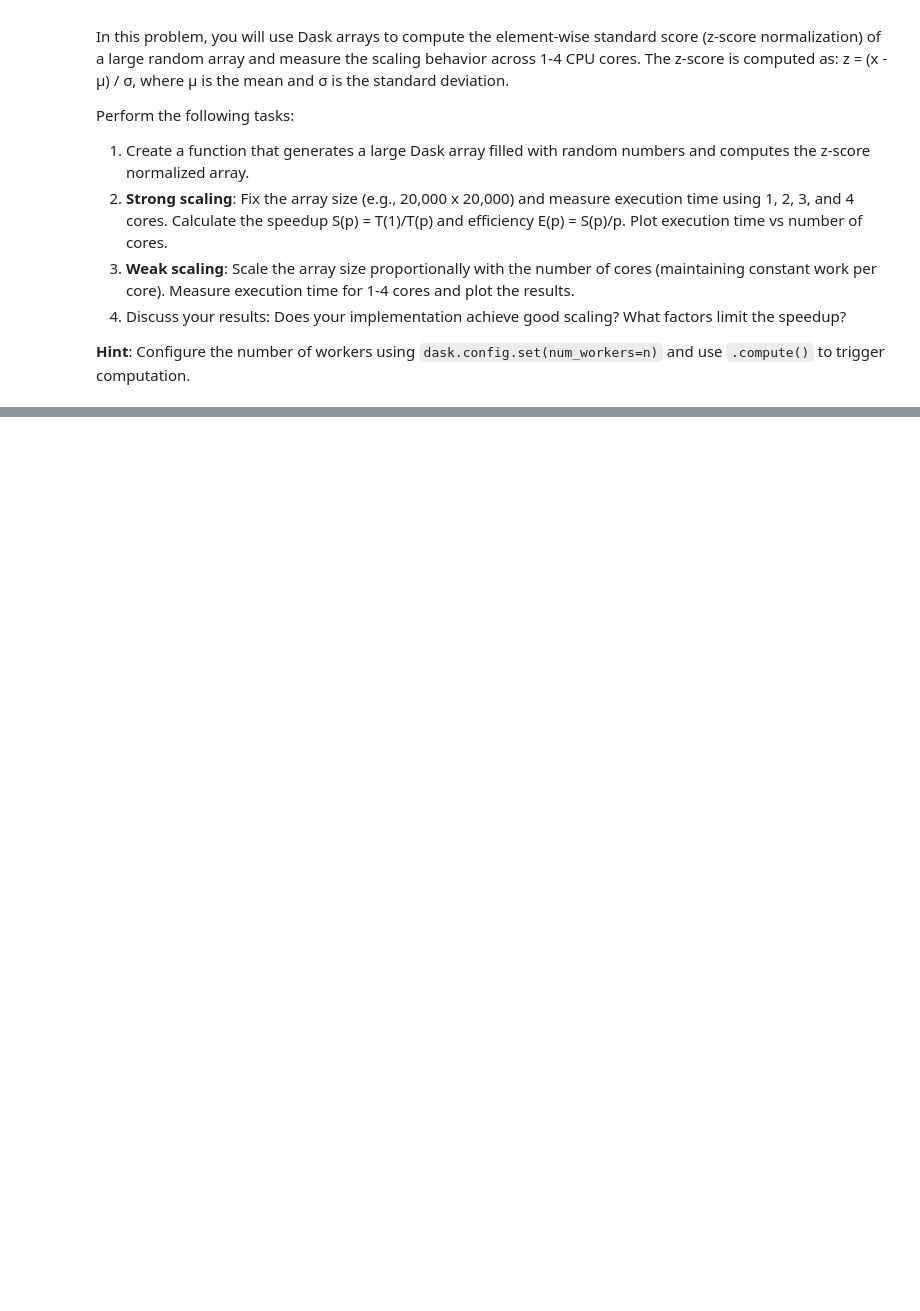
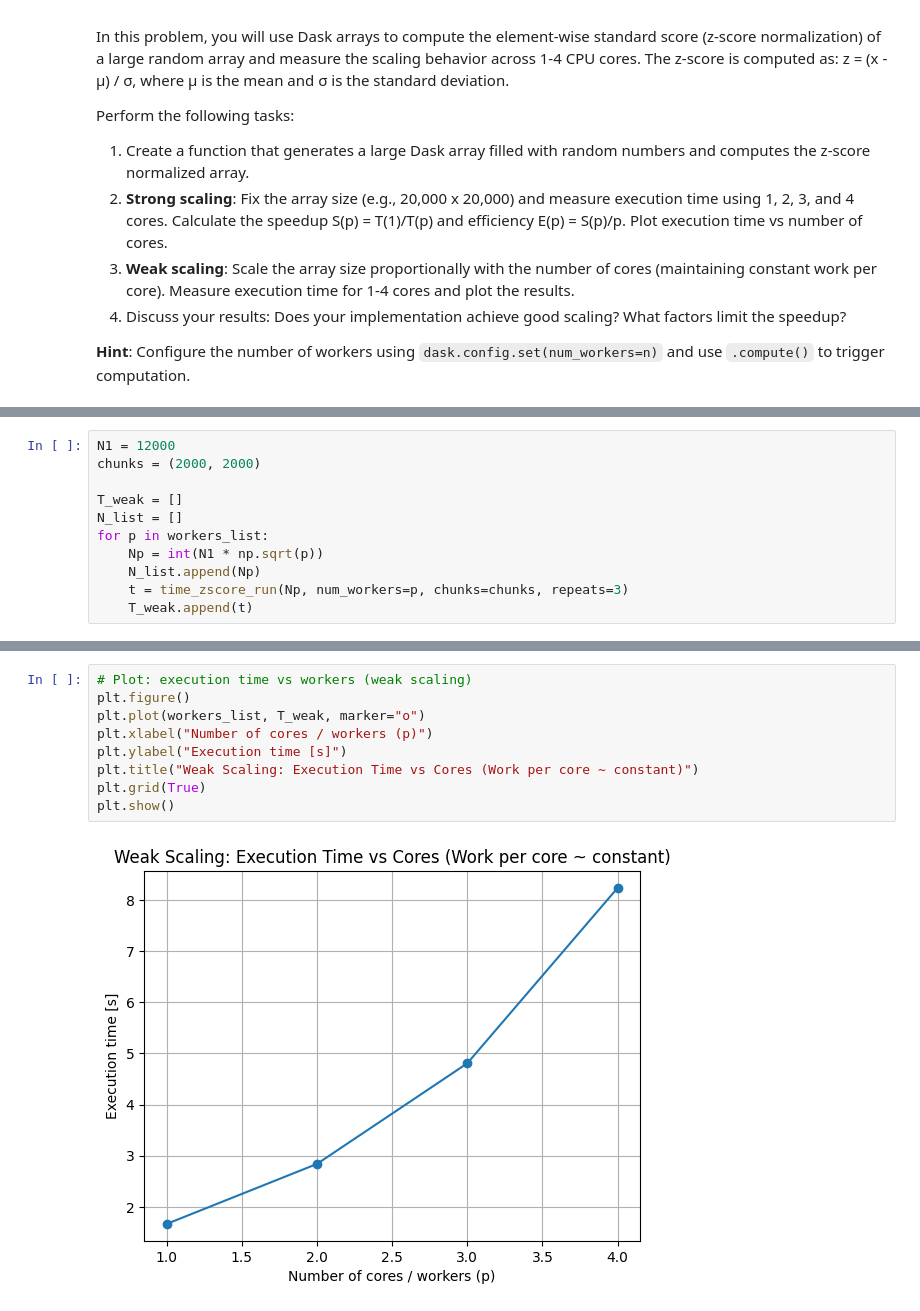
Before and after one commit to mfarmani95/computational_methods_course_mfarmani95, a Jupyter notebook: assignments/assignment_01.ipynb, the cells around one changed output, grey strips where cells are left out. Cells and saved outputs as stored; diff of their text form; blank space fills up the shorter version.

```diff
--- a/assignments/assignment_01.ipynb
+++ b/assignments/assignment_01.ipynb
@@ -291,0 +351,11 @@ Perform the following tasks:
+# %%
+N1 = 12000
+chunks = (2000, 2000)
+
+T_weak = []
+N_list = []
+for p in workers_list:
+    Np = int(N1 * np.sqrt(p))
+    N_list.append(Np)
+    t = time_zscore_run(Np, num_workers=p, chunks=chunks, repeats=3)
+    T_weak.append(t)
@@ -291,0 +385,11 @@ Perform the following tasks:
+# %%
+# Plot: execution time vs workers (weak scaling)
+plt.figure()
+plt.plot(workers_list, T_weak, marker="o")
+plt.xlabel("Number of cores / workers (p)")
+plt.ylabel("Execution time [s]")
+plt.title("Weak Scaling: Execution Time vs Cores (Work per core ~ constant)")
+plt.grid(True)
+plt.show()
+# %% [output]
+[figure, added]
```
Also changed, not shown: parts of 9 cells of this notebook, 2 other files.
